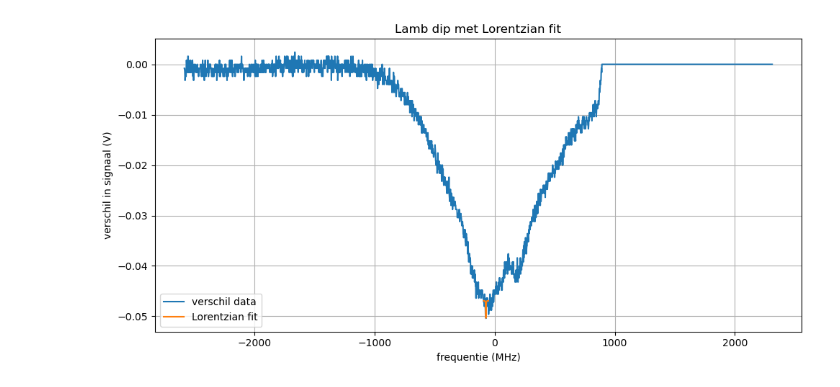
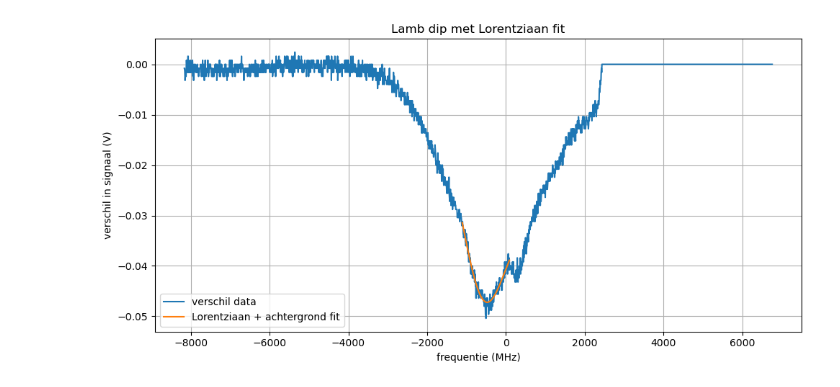
Before and after one commit to NatanDelorme/RubiudiumSpectroscopy_Wouter_Natan, a Jupyter notebook: fits.ipynb, the cells around one changed output. Saved outputs shown, nothing was run; the diff lists cells and outputs as text; code cells hidden in the pictures.

```diff
--- a/fits.ipynb
+++ b/fits.ipynb
@@ -179,11 +187,11 @@ Indices in volledige array: [1388 1506]
 # KIES HIER TWEE REFERENTIE DIPS EN HUN BEKENDE FREQUENTIES
 
 # voorbeeld: vervang deze vier regels door jouw keuze
-i1 = 1272      # eerste dip
-i2 = 1407      # tweede dip
+i1 = 1272  # eerste dip
+i2 = 1407  # tweede dip
 
-nu1_MHz = -72.911    # overgang F=2 -> F'=2
-nu2_MHz = 193.741    # overgang F=2 -> F'=3
+nu1_MHz = -507.8  # F'=1
+nu2_MHz = 304.7  # F'=2
 
 # vanaf hier niets meer aanpassen
 
@@ -194,7 +202,7 @@ nu1 = nu1_MHz * 1e6
 nu2 = nu2_MHz * 1e6
 
 alpha = (nu2 - nu1) / (t2 - t1)
-beta  = nu1 - alpha * t1
+beta = nu1 - alpha * t1
 
 freq1 = alpha * x1 + beta
 freq2 = alpha * x2 + beta
@@ -282,23 +292,57 @@ Gaussian fit Doppler verbrede lijn:
 # %%
-# zoek diepste Lamb dip in verschil signaal
-idx_min_L = np.argmin(y_diff)
-f_center_L = freq1_MHz.iloc[idx_min_L]
+import numpy as np
+from scipy.optimize import curve_fit
+import matplotlib.pyplot as plt
 
-window_L = 20.0   # venster rond de smalle dip in MHz
-mask_L = (freq1_MHz > f_center_L - window_L) & (freq1_MHz < f_center_L + window_L)
 
-f_L = freq1_MHz[mask_L]
-y_L = y_diff[mask_L]
+def lorentz_with_bg(f, A, f0, gamma, m, c):
+    """
+    Lorentziaan met lineaire achtergrond:
+    y(f) = m*f + c + A * gamma^2 / ((f - f0)^2 + gamma^2)
+    A is negatief (dip).
+    """
+    return m * f + c + A * gamma**2 / ((f - f0) ** 2 + gamma**2)
 
-# start schatting
-p0_L = [min(y_L) - max(y_L),   # A (negatief, want dip)
-        f_center_L,            # f0
-        window_L / 10.0,       # gamma, vrij smal
-        np.median(y_L)]        # offset
 
-pars_L, _ = curve_fit(lorentzian, f_L, y_L, p0=p0_L)
-A_L, f0_L, gamma_L, offset_L = pars_L
+# 1) index van diepste dip in verschil-signaal
+idx_min_L = int(np.argmin(y_diff.values))
 
+# 2) venster rond de dip (aantal punten links/rechts)
+half_pts = 100  # kun je nog tunen: 80, 100, 120
+start = max(0, idx_min_L - half_pts)
+end = min(len(y_diff), idx_min_L + half_pts)
+
+f_L = freq1_MHz.iloc[start:end].to_numpy()
+y_L = y_diff.iloc[start:end].to_numpy()
+
+# 3) eerste schatting voor lineaire achtergrond (fit alleen randen)
+edge_n = 20  # aantal punten aan elke kant voor de achtergrond
+edge_idx = np.r_[0:edge_n, len(f_L) - edge_n : len(f_L)]
+m0, c0 = np.polyfit(f_L[edge_idx], y_L[edge_idx], 1)
+
+# 4) startwaarden voor Lorentziaan
+A0 = y_L.min() - np.median(y_L)  # negatieve amplitude (dip)
+f0_0 = f_L[np.argmin(y_L)]
+gamma0 = (f_L.max() - f_L.min()) / 10  # orde van grootte
+
+p0 = [A0, f0_0, gamma0, m0, c0]
+
+# 5) grenzen voor parameters
+window_width = f_L.max() - f_L.min()
+bounds = (
+    [-np.inf, f_L.min(), 0.0, -np.inf, -np.inf],  # A, f0, gamma, m, c min
+    [
+        0.0,
+        f_L.max(),
+        window_width,
+        np.inf,
+        np.inf,
+    ],  # A<=0, gamma niet groter dan venster
+)
+
+pars_L, _ = curve_fit(lorentz_with_bg, f_L, y_L, p0=p0, bounds=bounds, maxfev=20000)
+
+A_L, f0_L, gamma_L, m_L, c_L = pars_L
 FWHM_line = 2 * gamma_L
 
 print("Lorentzian fit Lamb dip:")
@@ -306,13 +350,13 @@ print(f"  centrum frequentie f0 = {f0_L:.2f} MHz")
 print(f"  gamma = {gamma_L:.2f} MHz")
 print(f"  FWHM (linewidth overgang) = {FWHM_line:.2f} MHz")
 
-# plot fit
+# 6) plot
 plt.figure()
 plt.plot(freq1_MHz, y_diff, label="verschil data")
-plt.plot(f_L, lorentzian(f_L, *pars_L), label="Lorentzian fit")
+plt.plot(f_L, lorentz_with_bg(f_L, *pars_L), label="Lorentziaan + achtergrond fit")
 plt.xlabel("frequentie (MHz)")
 plt.ylabel("verschil in signaal (V)")
-plt.title("Lamb dip met Lorentzian fit")
+plt.title("Lamb dip met Lorentziaan fit")
 plt.grid(True)
 plt.legend()
 plt.tight_layout()
@@ -325 +369 @@ Lorentzian fit Lamb dip:
-[figure, old version]
+[figure, new version]
```
Also changed, not shown: parts of 6 cells of this notebook, 1 other file.
